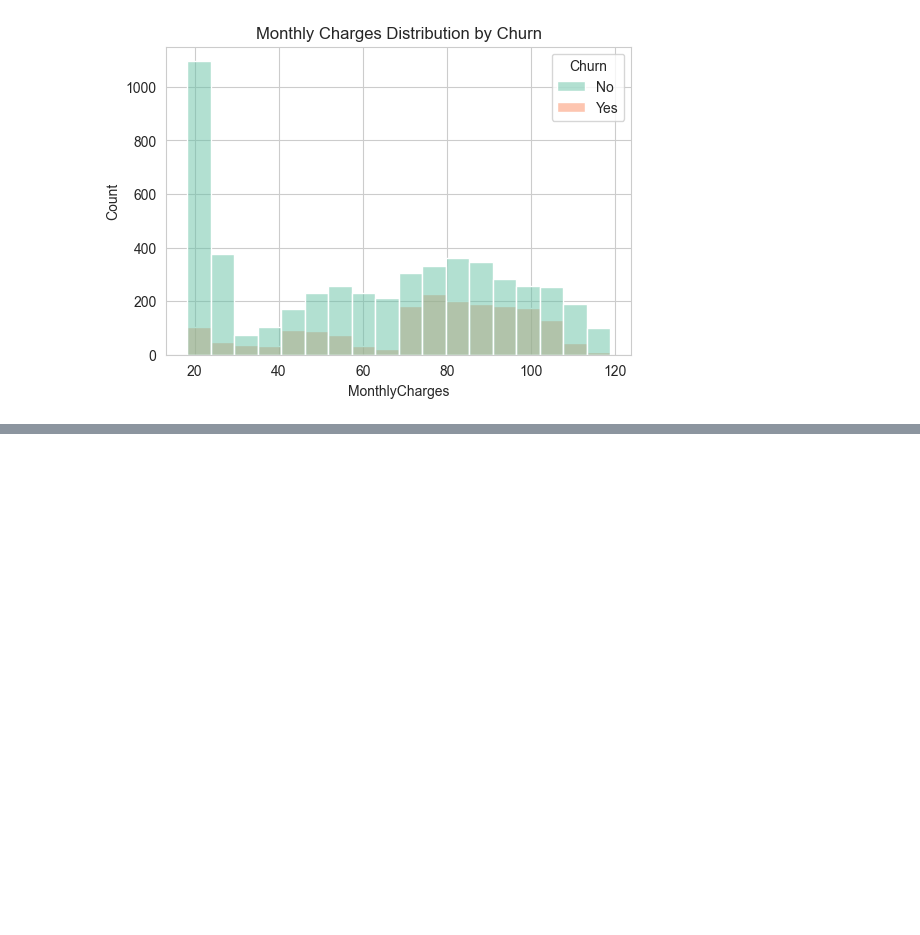
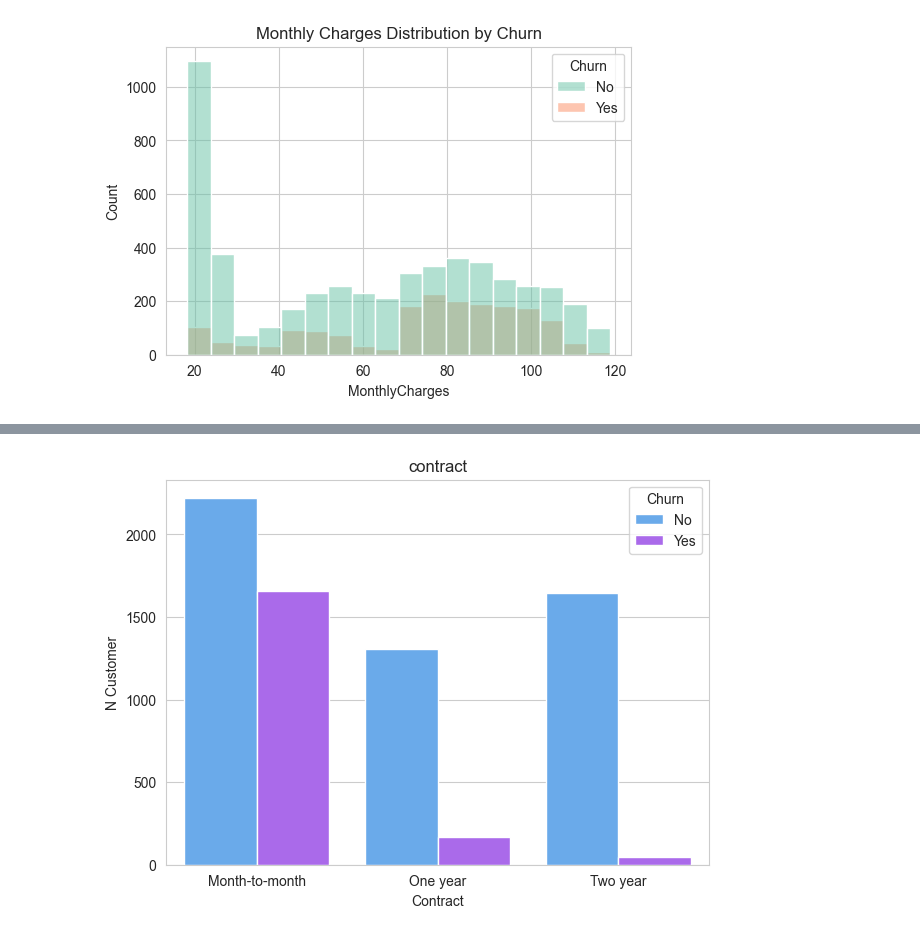
Before and after one commit to Taofeeq-akin/Telecom-Customer-Churn-Prediction, a Jupyter notebook: notebooks/01_eda.ipynb, the cells around one changed output, grey strips where cells are left out. Saved outputs shown, nothing was run; the diff lists cells and outputs as text; code cells hidden in the pictures; blank space fills up the shorter version.

```diff
--- a/notebooks/01_eda.ipynb
+++ b/notebooks/01_eda.ipynb
@@ -258,0 +296,6 @@ plt.show()
+# %%
+## A column for numerica of churn
+
+## df['churn_num'] = df['Churn'].map({'Yes': 1, 'No': 0})
+df["churn_num"] = df["Churn"].apply(lambda x: 1 if x == "Yes" else 0)
+## df['churn_num'] = np.where(df['Churn'] == 'Yes', 1, 0)
@@ -258,0 +311,8 @@ plt.show()
+# %%
+plt.figure(figsize=(7,5))
+sns.countplot(data=df, x="Contract", hue="Churn", palette="cool")
+plt.title("contract")
+plt.ylabel("N Customer")
+plt.show()
+# %% [output]
+[figure, added]
```
Also changed, not shown: parts of 19 cells of this notebook.
